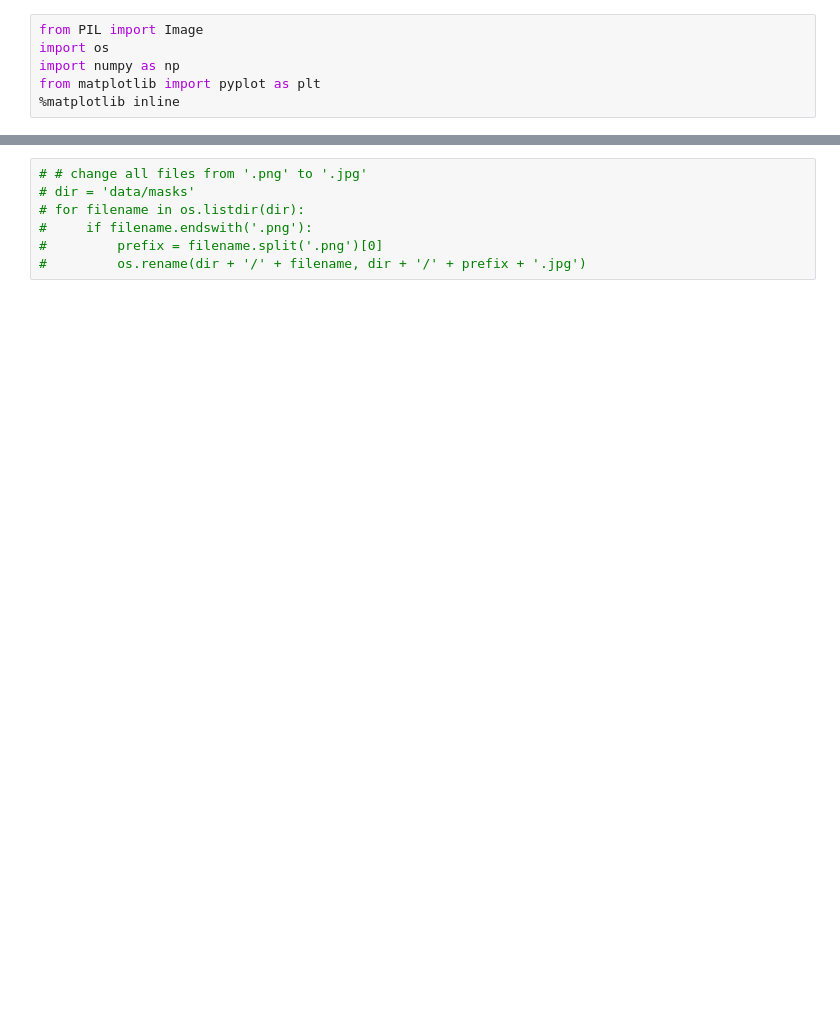
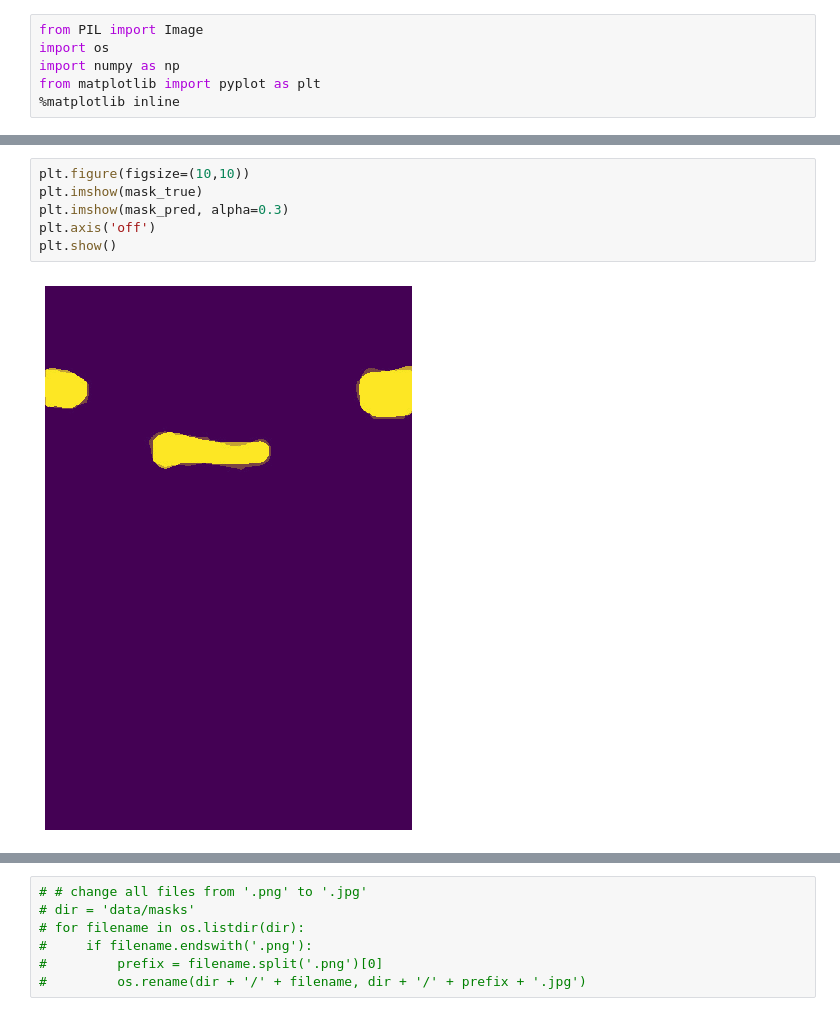
Before and after one commit to zhangjing1997/IV_Detection, a Jupyter notebook: UNet/eda_unet.ipynb, the cells around one changed output, grey strips where cells are left out. Drawn from its saved outputs; the diff is of its cells as text; blank space fills up the shorter version.

```diff
--- a/UNet/eda_unet.ipynb
+++ b/UNet/eda_unet.ipynb
@@ -6,0 +22,8 @@ from matplotlib import pyplot as plt
+# %%
+plt.figure(figsize=(10,10))
+plt.imshow(mask_true)
+plt.imshow(mask_pred, alpha=0.3)
+plt.axis('off')
+plt.show()
+# %% [output]
+[figure, added]
```
Also changed, not shown: parts of 13 cells of this notebook, 9 other files.
